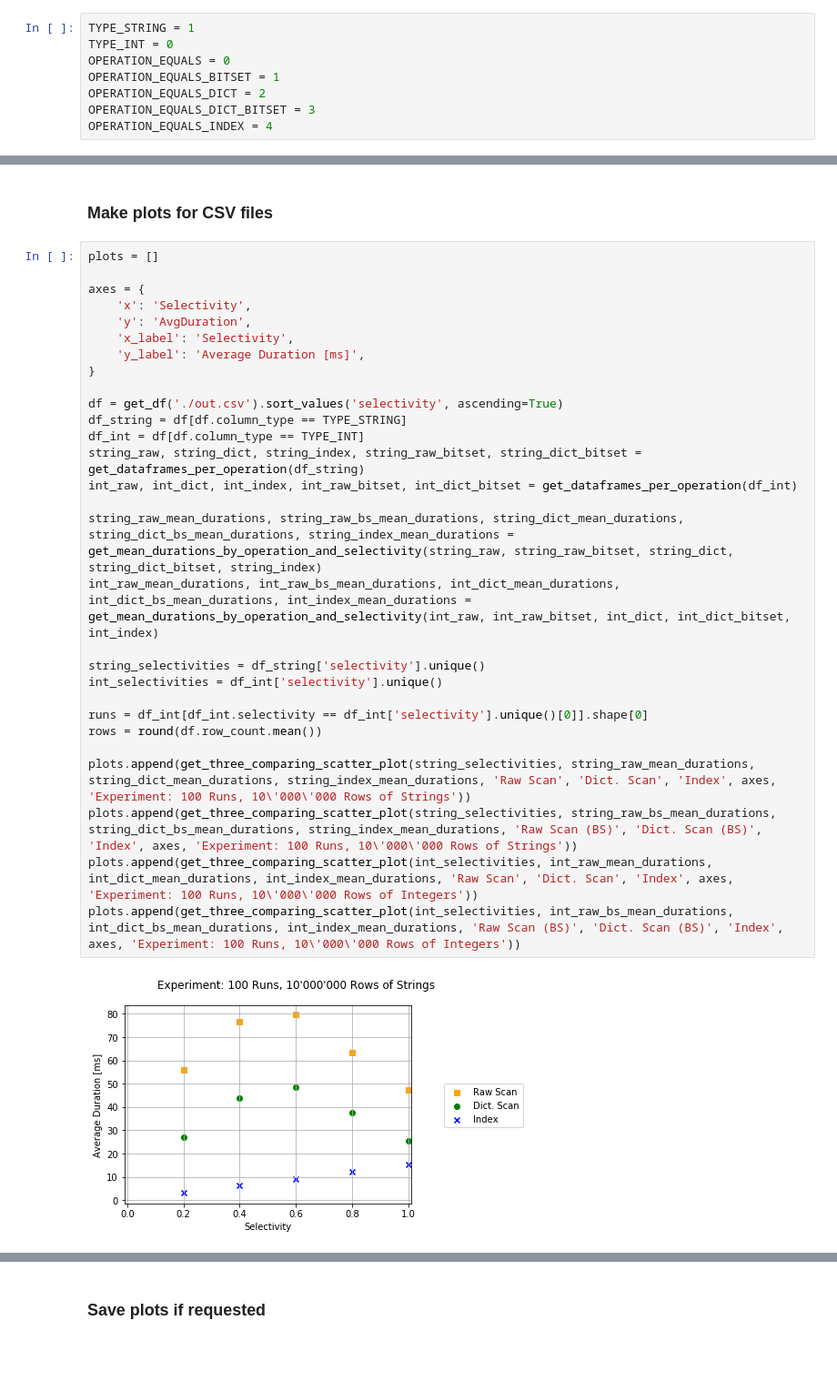
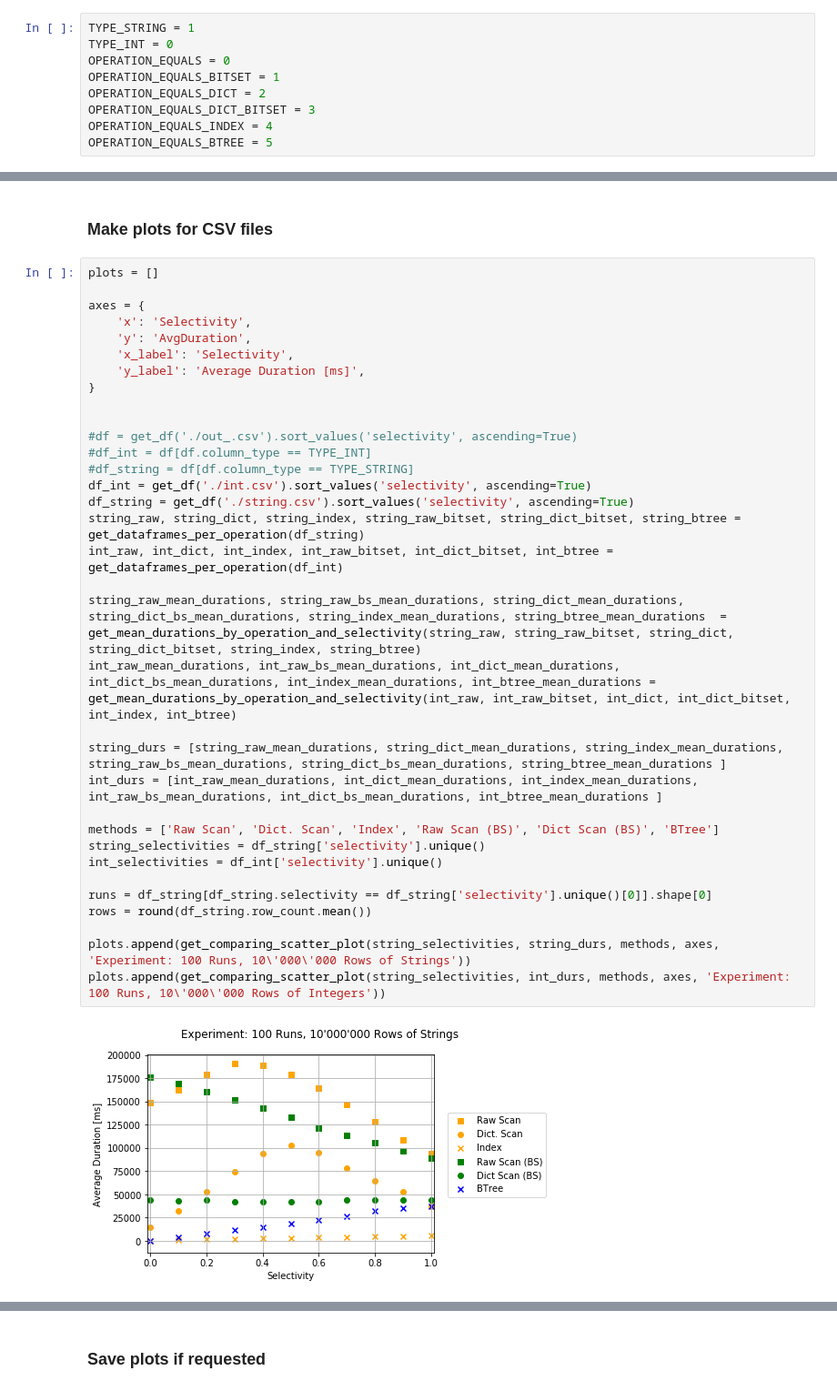
Before and after one commit to d-justen/index-vs-scan, a Jupyter notebook: visualization/result_visualization.ipynb, the cells around one changed output, grey strips where cells are left out. Shown at 91% size. Cells and saved outputs as stored; diff of their text form; blank space fills up the shorter version.

Commit message:
update visualization

```diff
--- a/visualization/result_visualization.ipynb
+++ b/visualization/result_visualization.ipynb
@@ -14,6 +14,7 @@ OPERATION_EQUALS_BITSET = 1
 OPERATION_EQUALS_DICT = 2
 OPERATION_EQUALS_DICT_BITSET = 3
 OPERATION_EQUALS_INDEX = 4
+OPERATION_EQUALS_BTREE = 5
 # %% [markdown]
 ### Define functions for scatter plots
 # %%
@@ -82,31 +86,36 @@ def get_three_comparing_scatter_plot(x, y1, y2, y3, df1_label, df2_label, df3_la
 # %%
 plots = []
 
 axes = {
     'x': 'Selectivity',
     'y': 'AvgDuration',
     'x_label': 'Selectivity',
     'y_label': 'Average Duration [ms]',
 }
 
-df = get_df('./out.csv').sort_values('selectivity', ascending=True)
-df_string = df[df.column_type == TYPE_STRING]
-df_int = df[df.column_type == TYPE_INT]
-string_raw, string_dict, string_index, string_raw_bitset, string_dict_bitset = get_dataframes_per_operation(df_string)
-int_raw, int_dict, int_index, int_raw_bitset, int_dict_bitset = get_dataframes_per_operation(df_int)
 
-string_raw_mean_durations, string_raw_bs_mean_durations, string_dict_mean_durations, string_dict_bs_mean_durations, string_index_mean_durations = get_mean_durations_by_operation_and_selectivity(string_raw, string_raw_bitset, string_dict, string_dict_bitset, string_index)
-int_raw_mean_durations, int_raw_bs_mean_durations, int_dict_mean_durations, int_dict_bs_mean_durations, int_index_mean_durations = get_mean_durations_by_operation_and_selectivity(int_raw, int_raw_bitset, int_dict, int_dict_bitset, int_index)
+#df = get_df('./out_.csv').sort_values('selectivity', ascending=True)
+#df_int = df[df.column_type == TYPE_INT]
+#df_string = df[df.column_type == TYPE_STRING]
+df_int = get_df('./int.csv').sort_values('selectivity', ascending=True)
+df_string = get_df('./string.csv').sort_values('selectivity', ascending=True)
+string_raw, string_dict, string_index, string_raw_bitset, string_dict_bitset, string_btree = get_dataframes_per_operation(df_string)
+int_raw, int_dict, int_index, int_raw_bitset, int_dict_bitset, int_btree = get_dataframes_per_operation(df_int)
 
+string_raw_mean_durations, string_raw_bs_mean_durations, string_dict_mean_durations, string_dict_bs_mean_durations, string_index_mean_durations, string_btree_mean_durations  = get_mean_durations_by_operation_and_selectivity(string_raw, string_raw_bitset, string_dict, string_dict_bitset, string_index, string_btree)
+int_raw_mean_durations, int_raw_bs_mean_durations, int_dict_mean_durations, int_dict_bs_mean_durations, int_index_mean_durations, int_btree_mean_durations = get_mean_durations_by_operation_and_selectivity(int_raw, int_raw_bitset, int_dict, int_dict_bitset, int_index, int_btree)
+
+string_durs = [string_raw_mean_durations, string_dict_mean_durations, string_index_mean_durations, string_raw_bs_mean_durations, string_dict_bs_mean_durations, string_btree_mean_durations ]
+int_durs = [int_raw_mean_durations, int_dict_mean_durations, int_index_mean_durations, int_raw_bs_mean_durations, int_dict_bs_mean_durations, int_btree_mean_durations ]
+
+methods = ['Raw Scan', 'Dict. Scan', 'Index', 'Raw Scan (BS)', 'Dict Scan (BS)', 'BTree']
 string_selectivities = df_string['selectivity'].unique()
 int_selectivities = df_int['selectivity'].unique()
 
-runs = df_int[df_int.selectivity == df_int['selectivity'].unique()[0]].shape[0]
-rows = round(df.row_count.mean())
+runs = df_string[df_string.selectivity == df_string['selectivity'].unique()[0]].shape[0]
+rows = round(df_string.row_count.mean())
 
-plots.append(get_three_comparing_scatter_plot(string_selectivities, string_raw_mean_durations, string_dict_mean_durations, string_index_mean_durations, 'Raw Scan', 'Dict. Scan', 'Index', axes, 'Experiment: 100 Runs, 10\'000\'000 Rows of Strings'))
-plots.append(get_three_comparing_scatter_plot(string_selectivities, string_raw_bs_mean_durations, string_dict_bs_mean_durations, string_index_mean_durations, 'Raw Scan (BS)', 'Dict. Scan (BS)', 'Index', axes, 'Experiment: 100 Runs, 10\'000\'000 Rows of Strings'))
-plots.append(get_three_comparing_scatter_plot(int_selectivities, int_raw_mean_durations, int_dict_mean_durations, int_index_mean_durations, 'Raw Scan', 'Dict. Scan', 'Index', axes, 'Experiment: 100 Runs, 10\'000\'000 Rows of Integers'))
-plots.append(get_three_comparing_scatter_plot(int_selectivities, int_raw_bs_mean_durations, int_dict_bs_mean_durations, int_index_mean_durations, 'Raw Scan (BS)', 'Dict. Scan (BS)', 'Index', axes, 'Experiment: 100 Runs, 10\'000\'000 Rows of Integers'))
+plots.append(get_comparing_scatter_plot(string_selectivities, string_durs, methods, axes, 'Experiment: 100 Runs, 10\'000\'000 Rows of Strings'))
+plots.append(get_comparing_scatter_plot(string_selectivities, int_durs, methods, axes, 'Experiment: 100 Runs, 10\'000\'000 Rows of Integers'))
 # %% [output]
-[figure, old version]
+[figure, new version]
```
Also changed, not shown: parts of 3 cells of this notebook, 3 other files.
